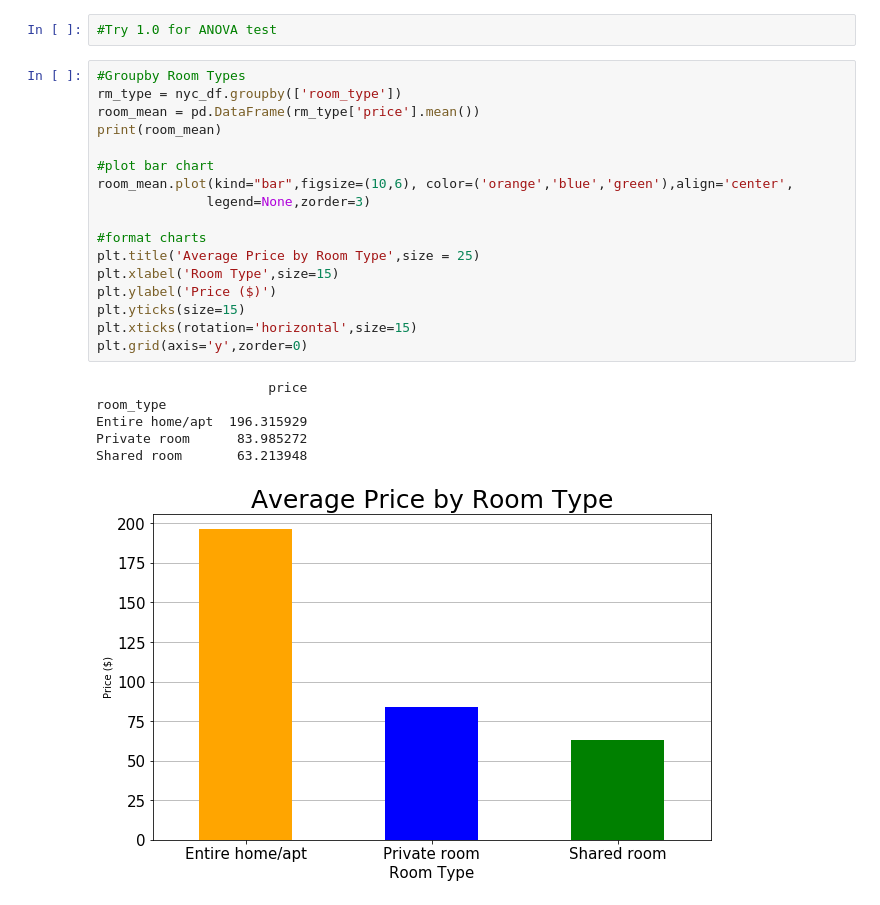
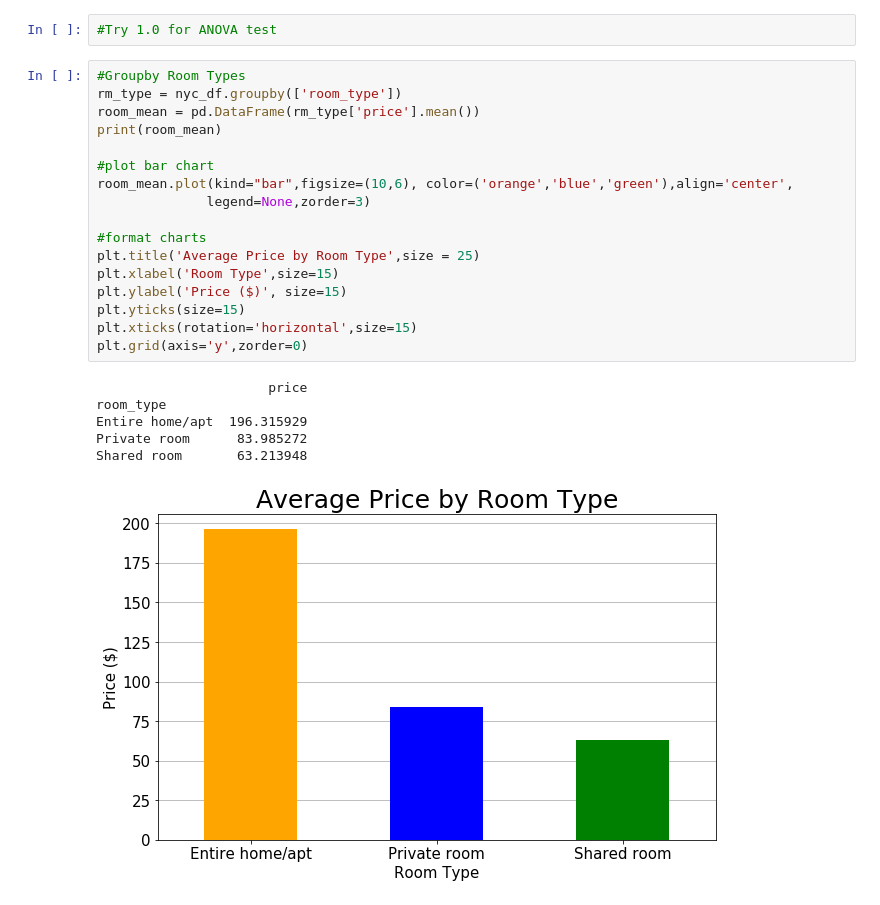
Before and after one commit to josephsy96/Project_1, a Jupyter notebook: Airbnb_Analysis.ipynb, the cells around one changed output. Saved outputs shown, nothing was run; the diff lists cells and outputs as text.

```diff
--- a/Airbnb_Analysis.ipynb
+++ b/Airbnb_Analysis.ipynb
@@ -51,24 +51,24 @@ Staten Island         89.964968
 # %%
 #Groupby Room Types
 rm_type = nyc_df.groupby(['room_type'])
 room_mean = pd.DataFrame(rm_type['price'].mean())
 print(room_mean)
 
 #plot bar chart
 room_mean.plot(kind="bar",figsize=(10,6), color=('orange','blue','green'),align='center',
               legend=None,zorder=3)
 
 #format charts
 plt.title('Average Price by Room Type',size = 25)
 plt.xlabel('Room Type',size=15)
-plt.ylabel('Price ($)')
+plt.ylabel('Price ($)', size=15)
 plt.yticks(size=15)
 plt.xticks(rotation='horizontal',size=15)
 plt.grid(axis='y',zorder=0)
 # %% [output]
                       price
 room_type
 Entire home/apt  196.315929
 Private room      83.985272
 Shared room       63.213948
-[figure, old version]
+[figure, new version]
```
